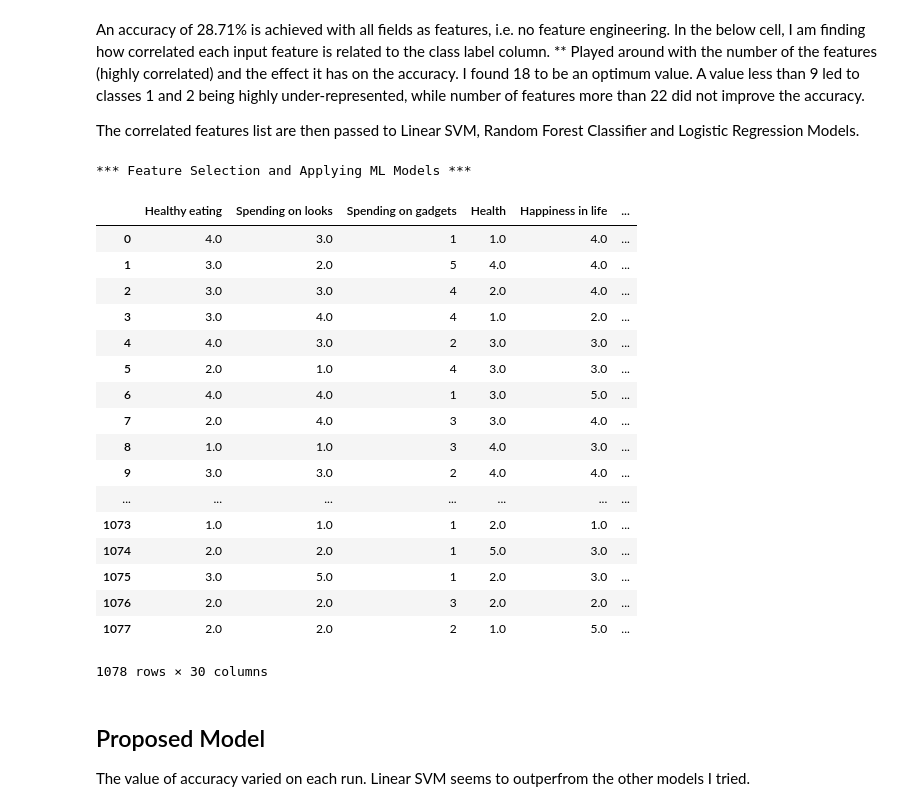
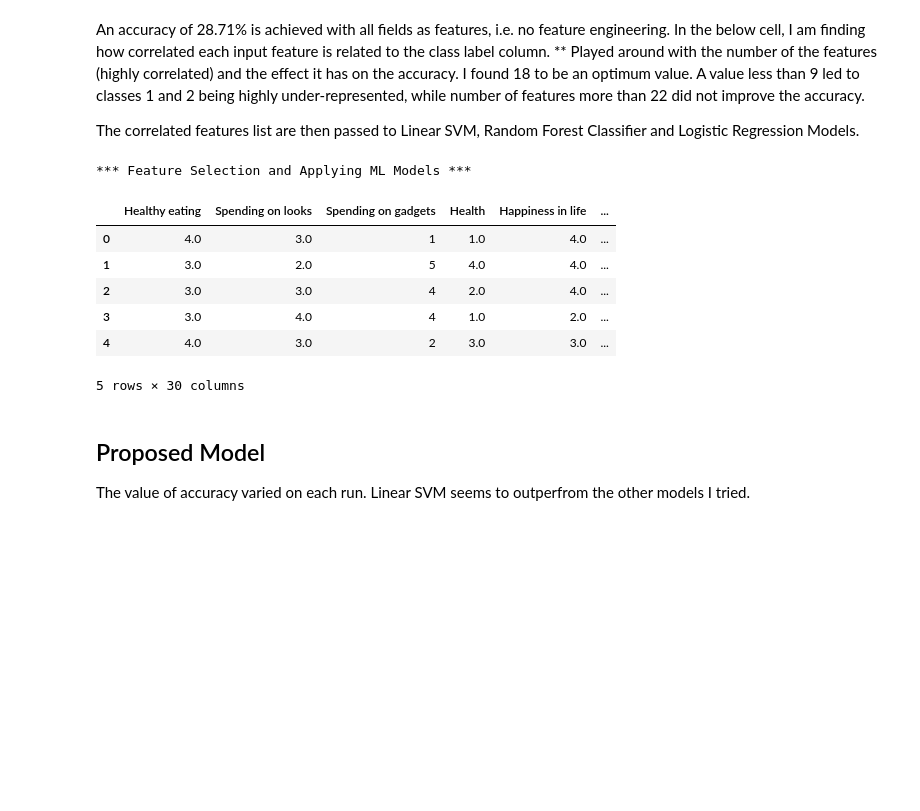
Before and after one commit to shubadra-g/LikelihoodOfSpendingOnFood, a Jupyter notebook: CS412_Homework5_MiniProject.ipynb, the cells around one changed output. Cells and saved outputs as stored; diff of their text form; code cells hidden in the pictures; blank space fills up the shorter version.

```diff
--- a/CS412_Homework5_MiniProject.ipynb
+++ b/CS412_Homework5_MiniProject.ipynb
@@ -378,42 +328,31 @@ The correlated features list are then passed to Linear SVM, Random Forest Classi
 # %%
 print('\n\n*** Feature Selection and Applying ML Models ***\n')
 '''Feature Selection Techniques'''
 '''Finding correlation by Numpy's corrcoef '''
 
 corr_arr = {}
 for each_x in X:
     corr_arr[each_x] = np.corrcoef(x=X[each_x], y=Y)[0,1]
 # print(corr_arr)
 sorted_corr_arr = sorted(corr_arr.items(), key=operator.itemgetter(1), reverse=True)
 type(sorted_corr_arr)
 X_corr = sorted_corr_arr[:30]
 new_X = []
 for row in range(0, len(X_corr)):
     new_X.append(X_corr[row][0])
 new_X
 
 X_corr = X[new_X]
-X_corr
+X_corr.head()
 # %% [output]
 *** Feature Selection and Applying ML Models ***
 |  | Healthy eating | Spending on looks | Spending on gadgets | Health | Happiness in life | ... |
 | 0 | 4.0 | 3.0 | 1 | 1.0 | 4.0 | ... |
 | 1 | 3.0 | 2.0 | 5 | 4.0 | 4.0 | ... |
 | 2 | 3.0 | 3.0 | 4 | 2.0 | 4.0 | ... |
 | 3 | 3.0 | 4.0 | 4 | 1.0 | 2.0 | ... |
 | 4 | 4.0 | 3.0 | 2 | 3.0 | 3.0 | ... |
-| 5 | 2.0 | 1.0 | 4 | 3.0 | 3.0 | ... |
-| 6 | 4.0 | 4.0 | 1 | 3.0 | 5.0 | ... |
-| 7 | 2.0 | 4.0 | 3 | 3.0 | 4.0 | ... |
-| 8 | 1.0 | 1.0 | 3 | 4.0 | 3.0 | ... |
-| 9 | 3.0 | 3.0 | 2 | 4.0 | 4.0 | ... |
-| ... | ... | ... | ... | ... | ... | ... |
-| 1073 | 1.0 | 1.0 | 1 | 2.0 | 1.0 | ... |
-| 1074 | 2.0 | 2.0 | 1 | 5.0 | 3.0 | ... |
-| 1075 | 3.0 | 5.0 | 1 | 2.0 | 3.0 | ... |
-| 1076 | 2.0 | 2.0 | 3 | 2.0 | 2.0 | ... |
-| 1077 | 2.0 | 2.0 | 2 | 1.0 | 5.0 | ... |
-1078 rows × 30 columns
+5 rows × 30 columns
 # %% [markdown]
 ## Proposed Model
 
```
Also changed, not shown: parts of 7 cells of this notebook.
